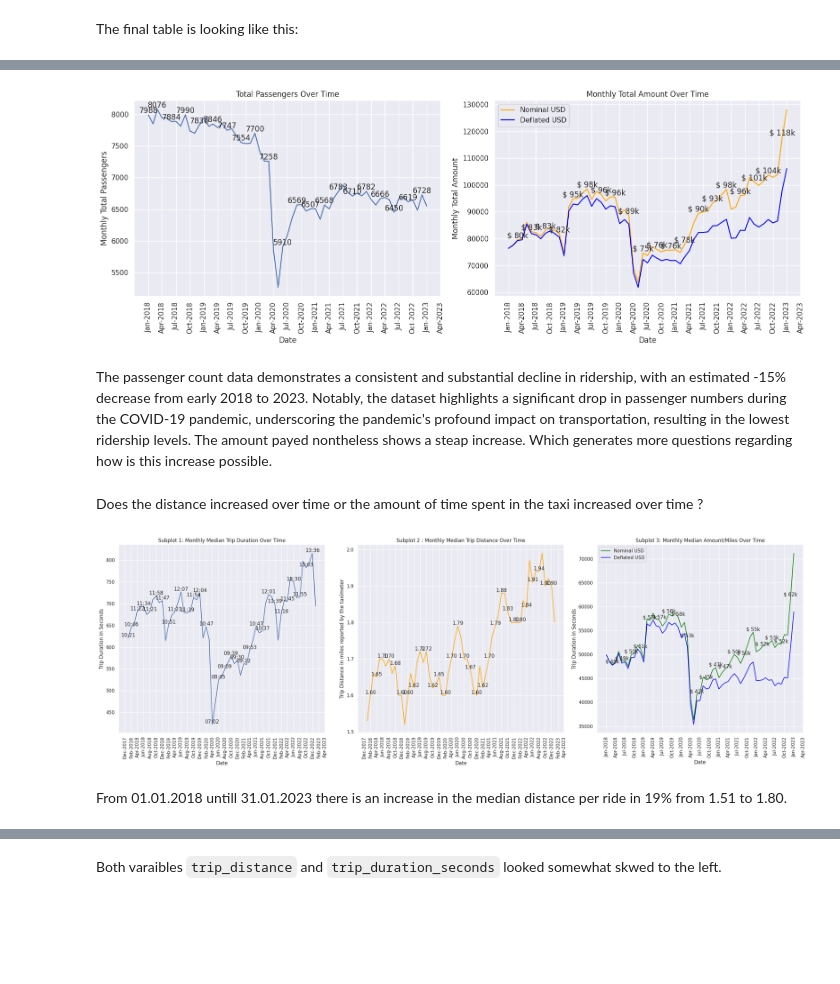
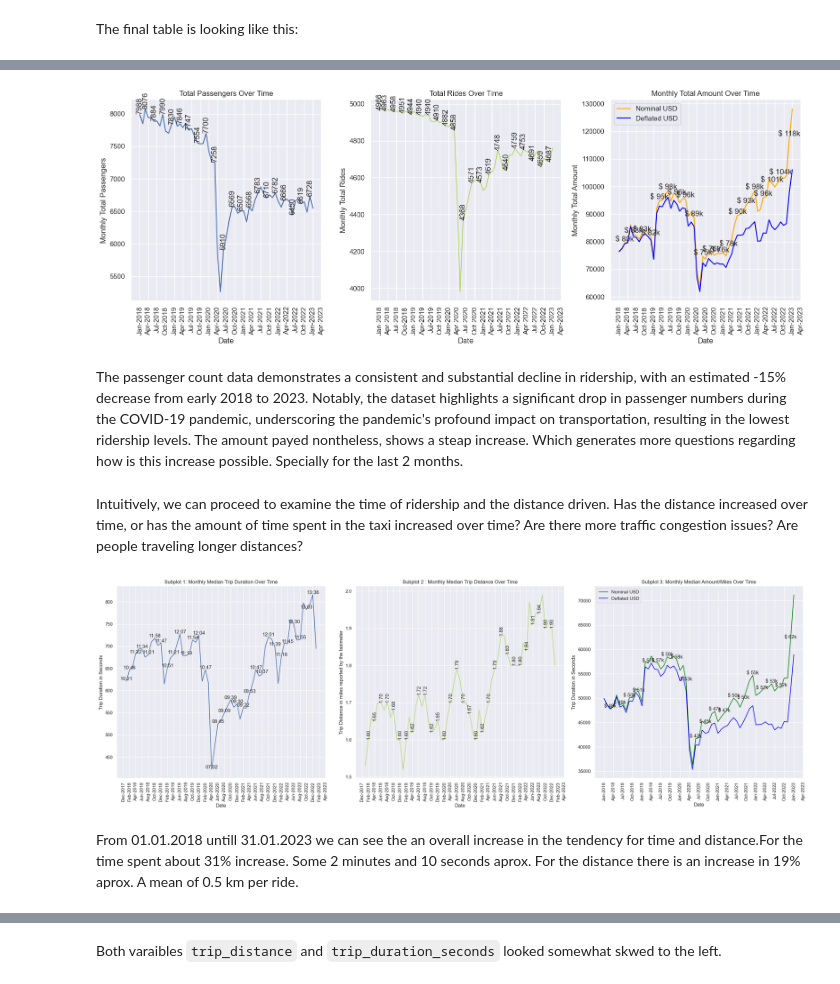
Before and after one commit to BenjaminDupre/taxi_data_task, a Jupyter notebook: taxi_data.ipynb, the cells around one changed output, grey strips where cells are left out. Drawn from its saved outputs; the diff is of its cells as text; code cells hidden in the pictures; blank space fills up the shorter version.

```diff
--- a/taxi_data.ipynb
+++ b/taxi_data.ipynb
@@ -192,3 +198,14 @@ df_ny['total_amount_ADJ'] = df_ny['total_amount'] * df_ny['CPI_Ratio']
+# %%
+'''# Group the DataFrame by 'month_of_trip' and count the number of rows in each group
+monthly_ride_counts = df_ny.groupby('month_of_trip').size().reset_index(name='total_rides')
+
+# Merge the 'monthly_ride_counts' DataFrame with 'df_ny' based on the 'month_of_trip' column
+df_ny = df_ny.merge(monthly_ride_counts, on='month_of_trip', suffixes=('', '_total'))
+
+# Rename the new column to 'total_rides_monthly'
+df_ny.rename(columns={'total_rides_total': 'total_rides_monthly'}, inplace=True)
+'''
+df_ny['ride_count'] = 1
 # %% [markdown]
 The new db looks like this:
 # %%
@@ -230,7 +249,7 @@ In this section I try to give a "Forest" view of the data. I will show two most
 
 
 # Group by the formatted_pickup_date and sum the passenger_count
-monthly_passenger_count = df_ny.groupby('month_of_trip')['passenger_count'].sum().reset_index()
+monthly_passenger_count = df_ny.groupby('month_of_trip')[['passenger_count','ride_count']].sum().reset_index()
 monthly_passenger_count['month_of_trip'] = pd.to_datetime(monthly_passenger_count['month_of_trip'], format='%b-%y')
 monthly_passenger_count.sort_values(by='month_of_trip', inplace=True)
 
@@ -239,50 +258,67 @@ monthly_amount = df_ny.groupby('month_of_trip')[['total_amount','total_amount_AD
 monthly_amount['month_of_trip'] = pd.to_datetime(monthly_amount['month_of_trip'], format='%b-%y')
 monthly_amount.sort_values(by='month_of_trip', inplace=True)
 
+
 # Create a figure with two subplots side by side
-fig, axs = plt.subplots(1, 2, figsize=(16, 6))
+fig, axs = plt.subplots(1, 3, figsize=(16, 6))
 
 # Plot the passenger count data in the first subplot
 axs[0].plot(monthly_passenger_count['month_of_trip'], monthly_passenger_count['passenger_count'])
 
 axs[0].set_xlabel('Date')
 axs[0].set_ylabel('Monthly Total Passengers')
 axs[0].set_title('Total Passengers Over Time')
 axs[0].xaxis.set_major_formatter(mdates.DateFormatter("%b-%Y"))
 axs[0].xaxis.set_major_locator(mdates.MonthLocator(interval=3))
 axs[0].tick_params(axis='x', rotation=90)
 
 
 # Annotate data points with number labels at 3-month intervals and the first month
 for x, y in zip(monthly_passenger_count['month_of_trip'], monthly_passenger_count['passenger_count']):
     if x.month % 3 == 0 or (x.month == 1 and x.year == 2018):
-        axs[0].text(x, y, f'{int(y)}', ha='center', va='bottom')
+        axs[0].text(x, y, f'{int(y)}', ha='center', va='bottom', rotation=90)
 
 # Plot the total amount data in the second subplot
-axs[1].plot(monthly_amount['month_of_trip'], monthly_amount['total_amount'], label='Nominal USD', color='orange')
-axs[1].plot(monthly_amount['month_of_trip'], monthly_amount['total_amount_ADJ'], label='Deflated USD', color='blue')
+axs[2].plot(monthly_amount['month_of_trip'], monthly_amount['total_amount'], label='Nominal USD', color='orange')
+axs[2].plot(monthly_amount['month_of_trip'], monthly_amount['total_amount_ADJ'], label='Deflated USD', color='blue')
+axs[2].set_xlabel('Date')
+axs[2].set_ylabel('Monthly Total Amount')
+axs[2].set_title('Monthly Total Amount Over Time')
+axs[2].xaxis.set_major_formatter(mdates.DateFormatter("%b-%Y"))
+axs[2].xaxis.set_major_locator(mdates.MonthLocator(interval=3))
+axs[2].tick_params(axis='x', rotation=90)
+
+# Annotate data points with number labels at 3-month intervals
+for x, y in zip(monthly_amount['month_of_trip'], monthly_amount['total_amount']):
+    if x.month % 3 == 0:
+        axs[2].text(x, y, f'$ {y/1000:.0f}k', ha='center', va='bottom')
+
+# Plot the passenger count data in the first subplot
+axs[1].plot(monthly_passenger_count['month_of_trip'], monthly_passenger_count['ride_count'],  color='#BCD979')
+
 axs[1].set_xlabel('Date')
-axs[1].set_ylabel('Monthly Total Amount')
-axs[1].set_title('Monthly Total Amount Over Time')
+axs[1].set_ylabel('Monthly Total Rides')
+axs[1].set_title('Total Rides Over Time')
 axs[1].xaxis.set_major_formatter(mdates.DateFormatter("%b-%Y"))
 axs[1].xaxis.set_major_locator(mdates.MonthLocator(interval=3))
 axs[1].tick_params(axis='x', rotation=90)
 
-# Annotate data points with number labels at 3-month intervals
-for x, y in zip(monthly_amount['month_of_trip'], monthly_amount['total_amount']):
-    if x.month % 3 == 0:
-        axs[1].text(x, y, f'$ {y/1000:.0f}k', ha='center', va='bottom')
+
+# Annotate data points with number labels at 3-month intervals and the first month
+for x, y in zip(monthly_passenger_count['month_of_trip'], monthly_passenger_count['ride_count']):
+    if x.month % 3 == 0 or (x.month == 1 and x.year == 2018):
+        axs[1].text(x, y, f'{int(y)}', ha='center', va='bottom',rotation=90)
 
 # Show the plot
 plt.tight_layout()
 plt.legend()
 plt.show()
 # %% [output]
-[figure, old version]
+[figure, new version]
 # %% [markdown]
-The passenger count data demonstrates a consistent and substantial decline in ridership, with an estimated -15% decrease from early 2018 to 2023. Notably, the dataset highlights a significant drop in passenger numbers during the COVID-19 pandemic, underscoring the pandemic's profound impact on transportation, resulting in the lowest ridership levels. The amount payed nontheless shows a steap increase. Which generates more questions regarding how is this increase possible.
+The passenger count data demonstrates a consistent and substantial decline in ridership, with an estimated -15% decrease from early 2018 to 2023. Notably, the dataset highlights a significant drop in passenger numbers during the COVID-19 pandemic, underscoring the pandemic's profound impact on transportation, resulting in the lowest ridership levels. The amount payed nontheless, shows a steap increase. Which generates more questions regarding how is this increase possible. Specially for the last 2 months.
 # %% [markdown]
-Does the distance increased over time or the amount of time spent in the taxi increased over time ?
+Intuitively, we can proceed to examine the time of ridership and the distance driven. Has the distance increased over time, or has the amount of time spent in the taxi increased over time? Are there more traffic congestion issues? Are people traveling longer distances?
 # %%
 avg_monthly_trip_duration = df_ny.groupby('month_of_trip')['trip_duration_seconds'].median().reset_index()
 avg_monthly_trip_duration['month_of_trip'] = pd.to_datetime(avg_monthly_trip_duration['month_of_trip'], format='%b-%y')
@@ -299,7 +335,7 @@ combined['amount_CDV_per_mile'] = combined['total_amount_ADJ']/combined['trip_di
 # Create a figure with two subplots side by side
 fig, axs = plt.subplots(1, 3, figsize=(24, 8))
 
-axs[1].plot(avg_monthly_distance['month_of_trip'], avg_monthly_distance['trip_distance'],color='orange')
+axs[1].plot(avg_monthly_distance['month_of_trip'], avg_monthly_distance['trip_distance'], color='#BCD979')
 axs[1].set_xlabel('Date')
 axs[1].set_ylabel('Trip Distance in miles reported by the taximeter')
 axs[1].set_title('Subplot 2 : Monthly Median Trip Distance Over Time')
@@ -310,7 +346,7 @@ axs[1].tick_params(axis='x', rotation=90)
 # Annotate data points with number labels at 3-month intervals
 for x, y in zip(avg_monthly_distance['month_of_trip'], avg_monthly_distance['trip_distance']):
     if x.month % 2 == 0:
-        axs[1].text(x, y, f'{y:.2f}', ha='center', va='bottom')
+        axs[1].text(x, y, f'{y:.2f}', ha='center', va='bottom',rotation=90 )
 
 axs[0].plot(avg_monthly_trip_duration['month_of_trip'], avg_monthly_trip_duration['trip_duration_seconds'])
 axs[0].set_xlabel('Date')
@@ -350,9 +386,10 @@ plt.tight_layout()
 plt.legend()
 plt.show()
 # %% [output]
-[figure, old version]
+[figure, new version]
-# %% [markdown]
-From 01.01.2018 untill 31.01.2023 there is an increase in the median distance per ride in 19% from 1.51 to 1.80.
+# %% [markdown]
+From 01.01.2018 untill 31.01.2023 we can see the an overall increase in the tendency for time and distance.For the time spent about 31% increase. Some 2 minutes and 10 seconds aprox.
+For the distance there is an increase in 19% aprox. A mean of 0.5 km per ride.
 # %%
 
 df_ny["trip_duration_seconds"] = pd.to_numeric(df_ny["trip_duration_seconds"], errors='coerce')
```
Also changed, not shown: parts of 18 cells of this notebook.
